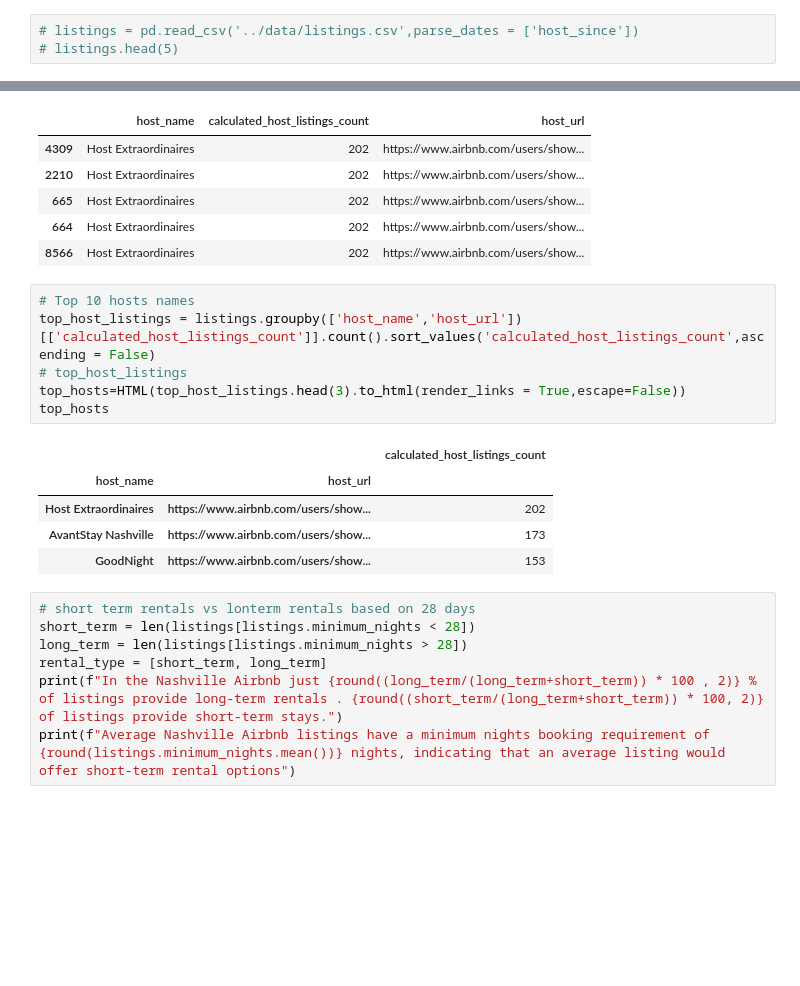
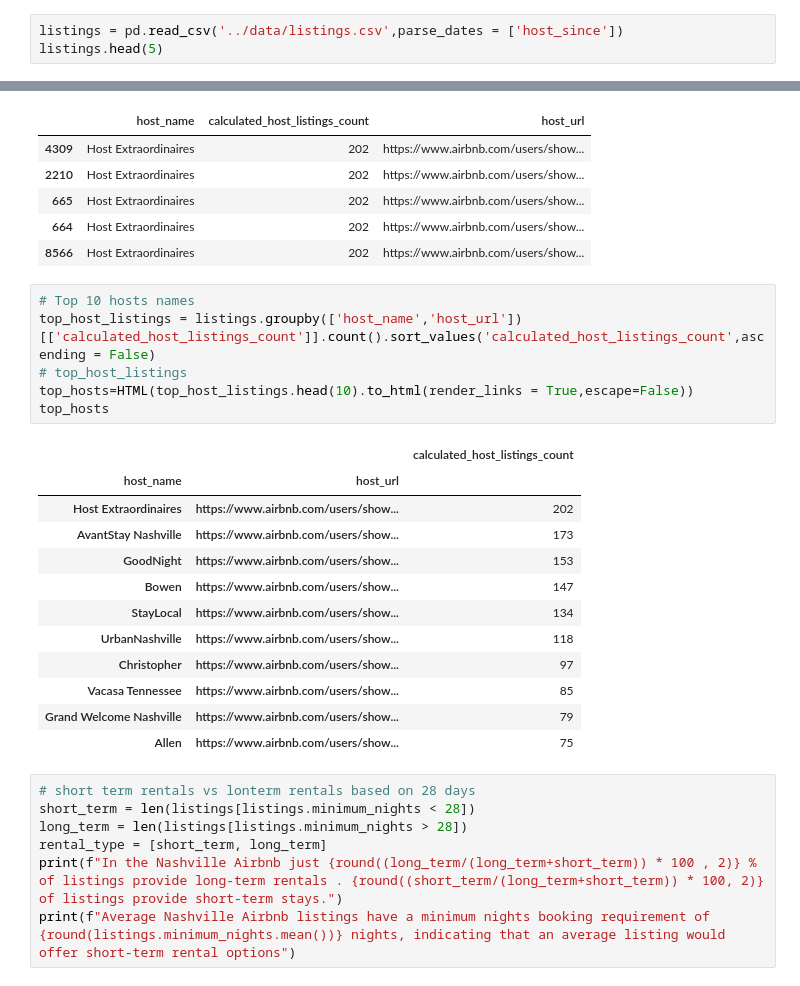
Before and after one commit to v-veena/Short_Term_Rental_Nashville_Capstone, a Jupyter notebook: notebook/shorterm_rental.ipynb, the cells around one changed output, grey strips where cells are left out. Saved outputs shown, nothing was run; the diff lists cells and outputs as text; blank space fills up the shorter version.

```diff
--- a/notebook/shorterm_rental.ipynb
+++ b/notebook/shorterm_rental.ipynb
@@ -21,5 +21,5 @@ permits_main.head(3)
 | 2 | 201512346 | Short Term Rental - Non-Owner Occ... | 4/6/2015 5:00:00 AM | 4/7/2015 5:00:00 AM | 1027 DELMAS AVE | NASHVILLE | TN | PT LOT 3 EASTHILL SUB | ... |
 3 rows × 39 columns
 # %%
-# listings = pd.read_csv('../data/listings.csv',parse_dates = ['host_since'])
-# listings.head(5)
+listings = pd.read_csv('../data/listings.csv',parse_dates = ['host_since'])
+listings.head(5)
@@ -722,15 +720,22 @@ HTML(top.head(5).to_html(render_links = True,escape=False))
 # %%
 # Top 10 hosts names
 top_host_listings = listings.groupby(['host_name','host_url'])[['calculated_host_listings_count']].count().sort_values('calculated_host_listings_count',ascending = False)
 # top_host_listings
-top_hosts=HTML(top_host_listings.head(3).to_html(render_links = True,escape=False))
+top_hosts=HTML(top_host_listings.head(10).to_html(render_links = True,escape=False))
 top_hosts
 # %% [output]
 |  |  | calculated_host_listings_count |
 | host_name | host_url |  |
 | Host Extraordinaires | https://www.airbnb.com/users/show... | 202 |
 | AvantStay Nashville | https://www.airbnb.com/users/show... | 173 |
 | GoodNight | https://www.airbnb.com/users/show... | 153 |
+| Bowen | https://www.airbnb.com/users/show... | 147 |
+| StayLocal | https://www.airbnb.com/users/show... | 134 |
+| UrbanNashville | https://www.airbnb.com/users/show... | 118 |
+| Christopher | https://www.airbnb.com/users/show... | 97 |
+| Vacasa Tennessee | https://www.airbnb.com/users/show... | 85 |
+| Grand Welcome Nashville | https://www.airbnb.com/users/show... | 79 |
+| Allen | https://www.airbnb.com/users/show... | 75 |
 # %%
 # short term rentals vs lonterm rentals based on 28 days
 short_term = len(listings[listings.minimum_nights < 28])
```
Also changed, not shown: parts of 11 cells of this notebook, 1 other file.
